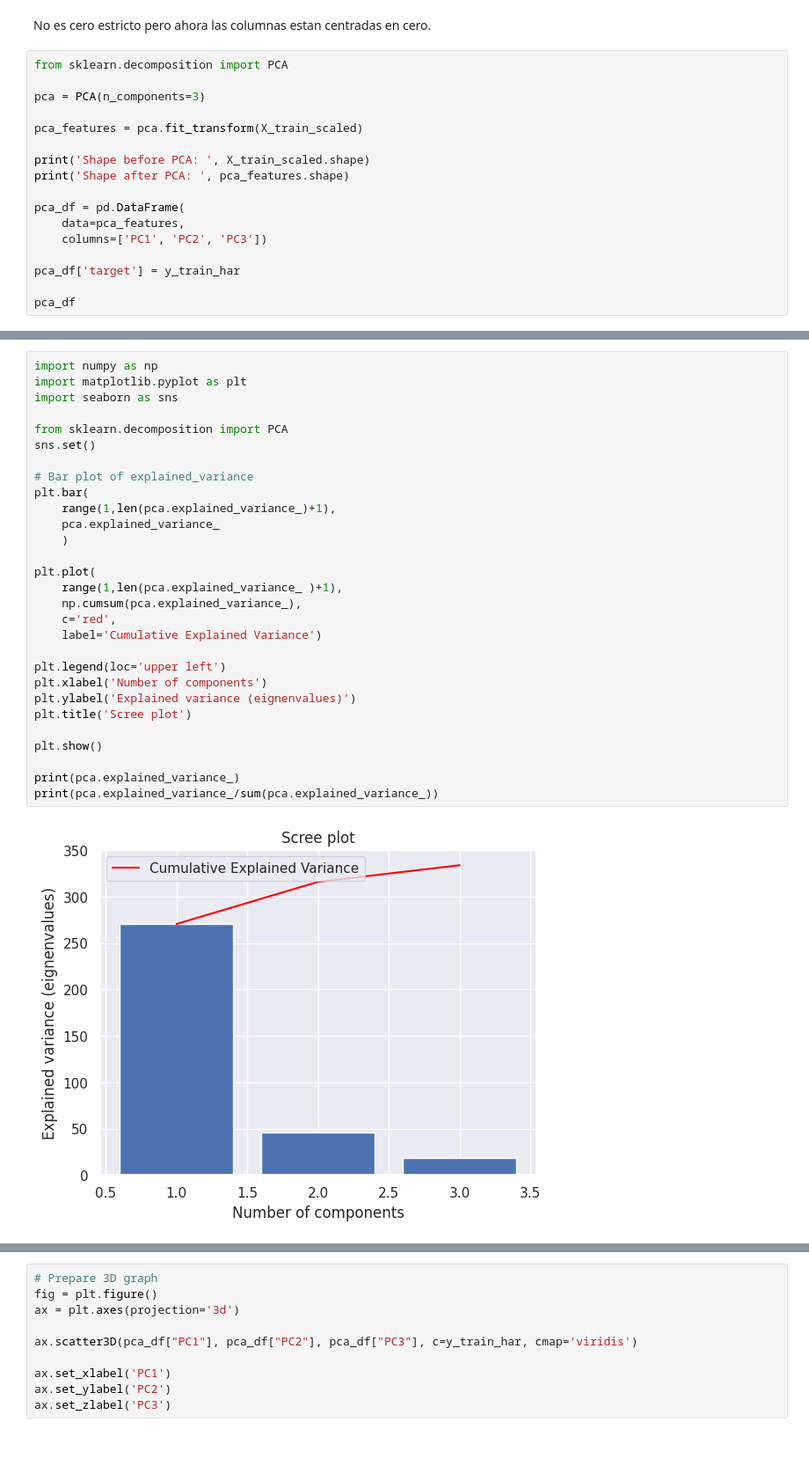
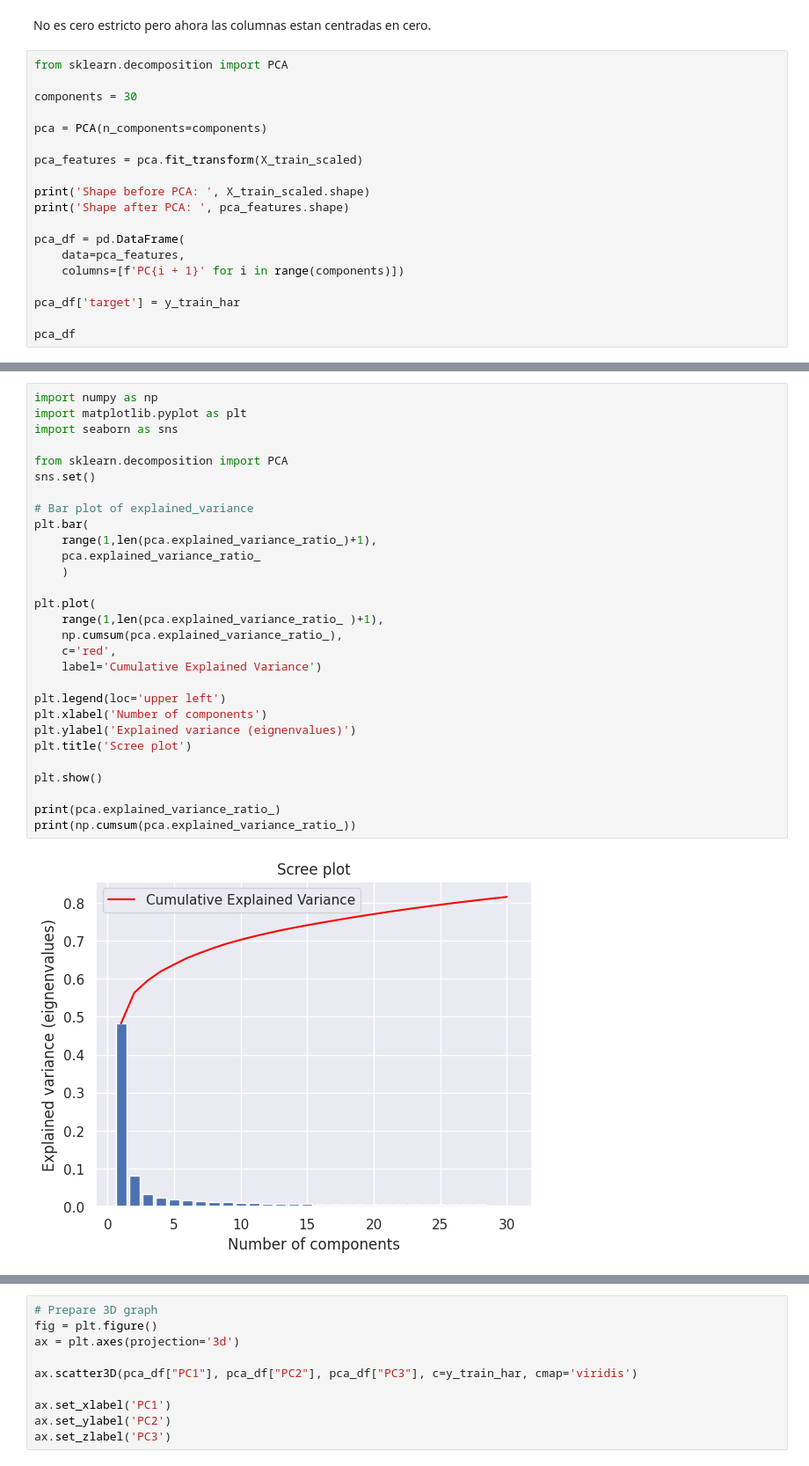
Before and after one commit to rpazos98/intro_ia, a Jupyter notebook: tp_integrador_enunciado/tp_integrador Rodrigo Pazos.ipynb, the cells around one changed output, grey strips where cells are left out. Shown at 88% size. Cells and saved outputs as stored; diff of their text form.

```diff
--- a/tp_integrador_enunciado/tp_integrador Rodrigo Pazos.ipynb
+++ b/tp_integrador_enunciado/tp_integrador Rodrigo Pazos.ipynb
@@ -223,7 +223,9 @@ No es cero estricto pero ahora las columnas estan centradas en cero.
 # %%
 from sklearn.decomposition import PCA
 
-pca = PCA(n_components=3)
+components = 30
+
+pca = PCA(n_components=components)
 
 pca_features = pca.fit_transform(X_train_scaled)
 
@@ -232,7 +234,7 @@ print('Shape after PCA: ', pca_features.shape)
 
 pca_df = pd.DataFrame(
     data=pca_features,
-    columns=['PC1', 'PC2', 'PC3'])
+    columns=[f'PC{i + 1}' for i in range(components)])
 
 pca_df['target'] = y_train_har
 
@@ -256,31 +258,31 @@ Shape after PCA:  (7767, 3)
 # %%
 import numpy as np
 import matplotlib.pyplot as plt
 import seaborn as sns
 
 from sklearn.decomposition import PCA
 sns.set()
 
 # Bar plot of explained_variance
 plt.bar(
-    range(1,len(pca.explained_variance_)+1),
-    pca.explained_variance_
+    range(1,len(pca.explained_variance_ratio_)+1),
+    pca.explained_variance_ratio_
     )
 
 plt.plot(
-    range(1,len(pca.explained_variance_ )+1),
-    np.cumsum(pca.explained_variance_),
+    range(1,len(pca.explained_variance_ratio_ )+1),
+    np.cumsum(pca.explained_variance_ratio_),
     c='red',
     label='Cumulative Explained Variance')
 
 plt.legend(loc='upper left')
 plt.xlabel('Number of components')
 plt.ylabel('Explained variance (eignenvalues)')
 plt.title('Scree plot')
 
 plt.show()
 
-print(pca.explained_variance_)
-print(pca.explained_variance_/sum(pca.explained_variance_))
+print(pca.explained_variance_ratio_)
+print(np.cumsum(pca.explained_variance_ratio_))
 # %% [output]
-[figure, old version]
+[figure, new version]
```
Also changed, not shown: parts of 15 cells of this notebook, 3 other files.
